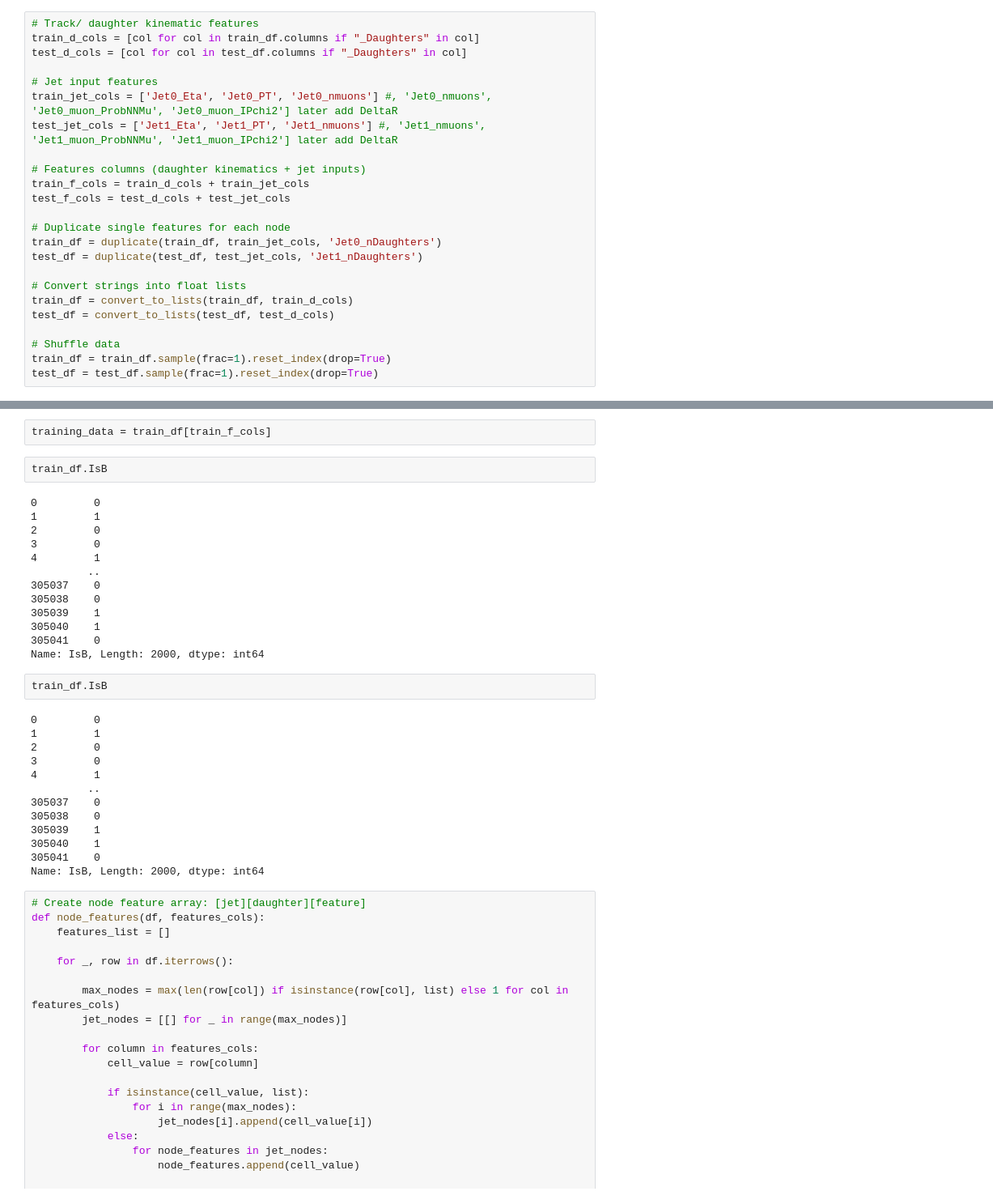
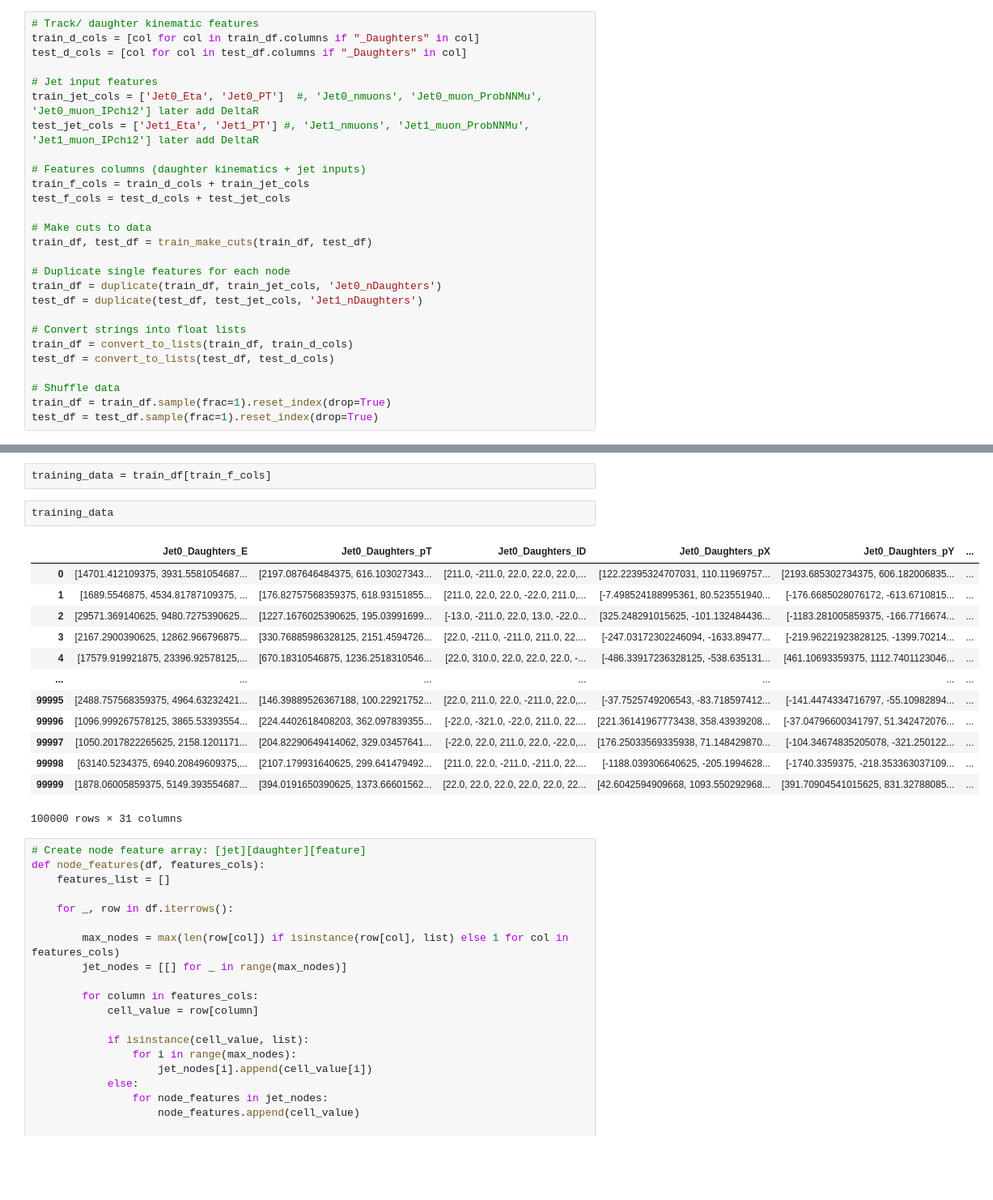
Before and after one commit to gpesticci/Jet-GNN, a Jupyter notebook: GNN.ipynb, the cells around one changed output, grey strips where cells are left out. Shown at 81% size. Cells and saved outputs as stored; diff of their text form; blank space fills up the shorter version.

```diff
--- a/GNN.ipynb
+++ b/GNN.ipynb
@@ -133,12 +83,15 @@ train_d_cols = [col for col in train_df.columns if "_Daughters" in col]
 test_d_cols = [col for col in test_df.columns if "_Daughters" in col]
 
 # Jet input features
-train_jet_cols = ['Jet0_Eta', 'Jet0_PT', 'Jet0_nmuons'] #, 'Jet0_nmuons', 'Jet0_muon_ProbNNMu', 'Jet0_muon_IPchi2'] later add DeltaR
-test_jet_cols = ['Jet1_Eta', 'Jet1_PT', 'Jet1_nmuons'] #, 'Jet1_nmuons', 'Jet1_muon_ProbNNMu', 'Jet1_muon_IPchi2'] later add DeltaR
+train_jet_cols = ['Jet0_Eta', 'Jet0_PT']  #, 'Jet0_nmuons', 'Jet0_muon_ProbNNMu', 'Jet0_muon_IPchi2'] later add DeltaR
+test_jet_cols = ['Jet1_Eta', 'Jet1_PT'] #, 'Jet1_nmuons', 'Jet1_muon_ProbNNMu', 'Jet1_muon_IPchi2'] later add DeltaR
 
 # Features columns (daughter kinematics + jet inputs)
 train_f_cols = train_d_cols + train_jet_cols
 test_f_cols = test_d_cols + test_jet_cols
+
+# Make cuts to data
+train_df, test_df = train_make_cuts(train_df, test_df)
 
 # Duplicate single features for each node
 train_df = duplicate(train_df, train_jet_cols, 'Jet0_nDaughters')
@@ -191,36 +117,22 @@ train_df = cut_train_df
 test_df = cut_test_df
 # %%
 training_data = train_df[train_f_cols]
-# %%
-train_df.IsB
-# %% [output]
-0         0
-1         1
-2         0
-3         0
-4         1
-         ..
-305037    0
-305038    0
-305039    1
-305040    1
-305041    0
-Name: IsB, Length: 2000, dtype: int64
-# %%
-train_df.IsB
-# %% [output]
-0         0
-1         1
-2         0
-3         0
-4         1
-         ..
-305037    0
-305038    0
-305039    1
-305040    1
-305041    0
-Name: IsB, Length: 2000, dtype: int64
+# %%
+training_data
+# %% [output]
+|  | Jet0_Daughters_E | Jet0_Daughters_pT | Jet0_Daughters_ID | Jet0_Daughters_pX | Jet0_Daughters_pY | ... |
+| 0 | [14701.412109375, 3931.5581054687... | [2197.087646484375, 616.103027343... | [211.0, -211.0, 22.0, 22.0, 22.0,... | [122.22395324707031, 110.11969757... | [2193.685302734375, 606.182006835... | ... |
+| 1 | [1689.5546875, 4534.81787109375, ... | [176.82757568359375, 618.93151855... | [211.0, 22.0, 22.0, -22.0, 211.0,... | [-7.498524188995361, 80.523551940... | [-176.6685028076172, -613.6710815... | ... |
+| 2 | [29571.369140625, 9480.7275390625... | [1227.1676025390625, 195.03991699... | [-13.0, -211.0, 22.0, 13.0, -22.0... | [325.248291015625, -101.132484436... | [-1183.281005859375, -166.7716674... | ... |
+| 3 | [2167.2900390625, 12862.966796875... | [330.76885986328125, 2151.4594726... | [22.0, -211.0, -211.0, 211.0, 22.... | [-247.03172302246094, -1633.89477... | [-219.96221923828125, -1399.70214... | ... |
+| 4 | [17579.919921875, 23396.92578125,... | [670.18310546875, 1236.2518310546... | [22.0, 310.0, 22.0, 22.0, 22.0, -... | [-486.33917236328125, -538.635131... | [461.10693359375, 1112.7401123046... | ... |
+| ... | ... | ... | ... | ... | ... | ... |
+| 99995 | [2488.757568359375, 4964.63232421... | [146.39889526367188, 100.22921752... | [22.0, 211.0, 22.0, -211.0, 22.0,... | [-37.7525749206543, -83.718597412... | [-141.4474334716797, -55.10982894... | ... |
+| 99996 | [1096.999267578125, 3865.53393554... | [224.4402618408203, 362.097839355... | [-22.0, -321.0, -22.0, 211.0, 22.... | [221.36141967773438, 358.43939208... | [-37.04796600341797, 51.342472076... | ... |
+| 99997 | [1050.2017822265625, 2158.1201171... | [204.82290649414062, 329.03457641... | [-22.0, 22.0, 211.0, 22.0, -22.0,... | [176.25033569335938, 71.148429870... | [-104.34674835205078, -321.250122... | ... |
+| 99998 | [63140.5234375, 6940.20849609375,... | [2107.179931640625, 299.641479492... | [211.0, 22.0, -211.0, -211.0, 22.... | [-1188.039306640625, -205.1994628... | [-1740.3359375, -218.353363037109... | ... |
+| 99999 | [1878.06005859375, 5149.393554687... | [394.0191650390625, 1373.66601562... | [22.0, 22.0, 22.0, 22.0, 22.0, 22... | [42.6042594909668, 1093.550292968... | [391.70904541015625, 831.32788085... | ... |
+100000 rows × 31 columns
 # %%
 # Create node feature array: [jet][daughter][feature]
 def node_features(df, features_cols):
```
Also changed, not shown: parts of 16 cells of this notebook, 3 other files.
